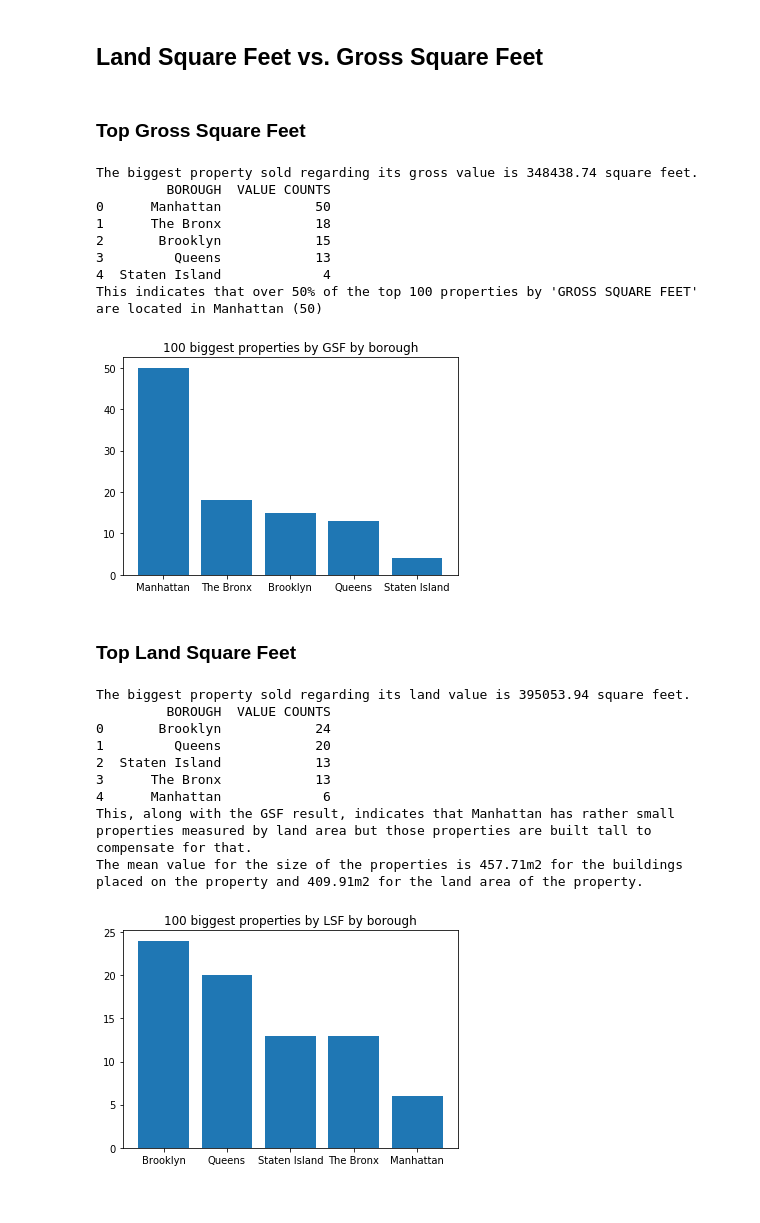
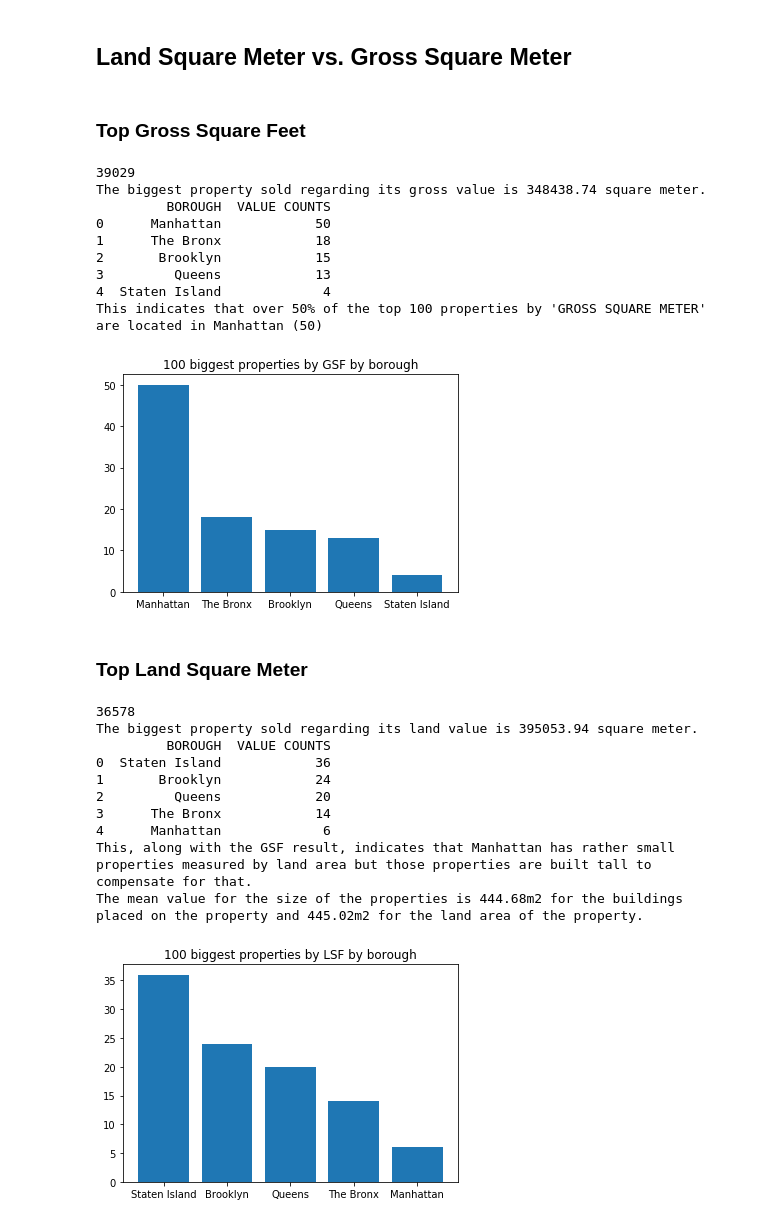
Before and after one commit to Dome1803/nyc_prop_sales, a Jupyter notebook: sales_land_vs_gross.ipynb, the cells around one changed output. Saved outputs shown, nothing was run; the diff lists cells and outputs as text; code cells hidden in the pictures.

```diff
--- a/sales_land_vs_gross.ipynb
+++ b/sales_land_vs_gross.ipynb
@@ -1,5 +1,5 @@
 # %% [markdown]
-## Land Square Feet vs. Gross Square Feet
+## Land Square Meter vs. Gross Square Meter
 # %%
 # Imports
 import functions as fc
@@ -26,10 +28,13 @@ both_not_zero = sales_frame[(sales_frame["LAND SQUARE FEET"] > 0) & (sales_frame
 # %% [markdown]
 ### Top Gross Square Feet
 # %%
+# gross square feet == 0
+gross_zero = sales_frame[sales_frame["GROSS SQUARE FEET"] == 0]
+print(len(gross_zero))
+
 # determining max value for gsf
 gross_max = sales_frame["GROSS SQUARE FEET"].max()
-gross_max_qm = fc.to_qm(gross_max)
-print("The biggest property sold regarding its gross value is ", round(gross_max_qm, 2), " square feet.", sep="")
+print("The biggest property sold regarding its gross value is ", round(gross_max, 2), " square meter.", sep="")
 #print(sales_frame[sales_frame["GROSS SQUARE FEET"] == sales_frame["GROSS SQUARE FEET"].max()])
 
 # getting dataframe of top 50 gsf values
@@ -41,7 +46,7 @@ gross_max_by_borough = gross_max_borough["GROSS SQUARE FEET"].count().reset_inde
 gross_max_by_borough = gross_max_by_borough.sort_values(["VALUE COUNTS"], ascending= [False])
 gross_max_by_borough = gross_max_by_borough.reset_index(drop=True)
 print(gross_max_by_borough)
-print("This indicates that over 50% of the top 100 properties by 'GROSS SQUARE FEET' are located in ", gross_max_by_borough["BOROUGH"].iloc[0], " (", gross_max_by_borough["VALUE COUNTS"].max(), ")", sep="")
+print("This indicates that over 50% of the top 100 properties by 'GROSS SQUARE METER' are located in ", gross_max_by_borough["BOROUGH"].iloc[0], " (", gross_max_by_borough["VALUE COUNTS"].max(), ")", sep="")
 
 # plotting biggest properties by gsf values
 xs = gross_max_by_borough["BOROUGH"]
@@ -52,59 +57,62 @@ plt.title("100 biggest properties by GSF by borough")
 plt.savefig("data/100 biggest properties by GSF by borough.jpg", bbox_inches="tight")
 plt.show()
 # %% [output]
-The biggest property sold regarding its gross value is 348438.74 square feet.
+39029
+The biggest property sold regarding its gross value is 348438.74 square meter.
          BOROUGH  VALUE COUNTS
 0      Manhattan            50
 1      The Bronx            18
 2       Brooklyn            15
 3         Queens            13
 4  Staten Island             4
-This indicates that over 50% of the top 100 properties by 'GROSS SQUARE FEET' are located in Manhattan (50)
+This indicates that over 50% of the top 100 properties by 'GROSS SQUARE METER' are located in Manhattan (50)
 [figure]
 # %% [markdown]
-### Top Land Square Feet
+### Top Land Square Meter
 # %%
+# land square feet == 0
+land_zero = sales_frame[sales_frame["LAND SQUARE FEET"] == 0]
+print(len(land_zero))
+
 # determining max value for lsf
 land_max = sales_frame["LAND SQUARE FEET"].max()
-land_max_qm = fc.to_qm(land_max)
-print("The biggest property sold regarding its land value is ", round(land_max_qm, 2), " square feet.", sep="")
+print("The biggest property sold regarding its land value is ", round(land_max, 2), " square meter.", sep="")
 #print(sales_frame[sales_frame["LAND SQUARE FEET"] == sales_frame["LAND SQUARE FEET"].max()])
 
-# getting dataframe of top 50 lsf values
+# getting dataframe of top 100 lsf values
 land_square_max = sales_frame.nlargest(100, "LAND SQUARE FEET")
 
-# grouping dataframe of top 50 lsf values by borough
+# grouping dataframe of top 100 lsf values by borough
 land_max_borough = land_square_max.groupby(["BOROUGH"])
 land_max_by_borough = land_max_borough["GROSS SQUARE FEET"].count().reset_index(name="VALUE COUNTS")
 land_max_by_borough = land_max_by_borough.sort_values(["VALUE COUNTS"], ascending= [False])
 land_max_by_borough = land_max_by_borough.reset_index(drop=True)
 print(land_max_by_borough)
 print("This, along with the GSF result, indicates that ", land_max_by_borough["BOROUGH"].iloc[4], " has rather small properties measured by land area but those properties are built tall to compensate for that.", sep="")
 
 # plotting biggest properties by gsf values
 xs = land_max_by_borough["BOROUGH"]
 ys = land_max_by_borough["VALUE COUNTS"]
 
 plt.bar(xs, ys)
 plt.title("100 biggest properties by LSF by borough")
 plt.savefig("data/100 biggest properties by LSF by borough.jpg", bbox_inches="tight")
 plt.show()
 
 # determining mean values for gsf and lsf (with dataframe without zeros in both columns)
 land_mean = both_not_zero["LAND SQUARE FEET"].mean()
-land_mean_qm = fc.to_qm(land_mean)
 gross_mean = both_not_zero["GROSS SQUARE FEET"].mean()
-gross_mean_qm = fc.to_qm(gross_mean)
 
-print("The mean value for the size of the properties is ", round(gross_mean_qm, 2), "m2 for the buildings placed on the property and ", round(land_mean_qm, 2), "m2 for the land area of the property.", sep="")
+print("The mean value for the size of the properties is ", round(gross_mean, 2), "m2 for the buildings placed on the property and ", round(land_mean, 2), "m2 for the land area of the property.", sep="")
 # %% [output]
-The biggest property sold regarding its land value is 395053.94 square feet.
+36578
+The biggest property sold regarding its land value is 395053.94 square meter.
          BOROUGH  VALUE COUNTS
-0       Brooklyn            24
-1         Queens            20
-2  Staten Island            13
-3      The Bronx            13
+0  Staten Island            36
+1       Brooklyn            24
+2         Queens            20
+3      The Bronx            14
 4      Manhattan             6
 This, along with the GSF result, indicates that Manhattan has rather small properties measured by land area but those properties are built tall to compensate for that.
-The mean value for the size of the properties is 457.71m2 for the buildings placed on the property and 409.91m2 for the land area of the property.
+The mean value for the size of the properties is 444.68m2 for the buildings placed on the property and 445.02m2 for the land area of the property.
-[figure, old version]
+[figure, new version]
```
Also changed, not shown: parts of 1 cell of this notebook, 7 other files.
